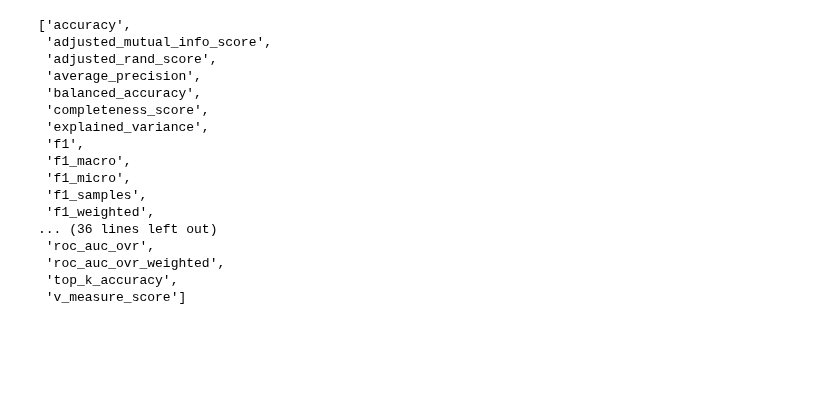
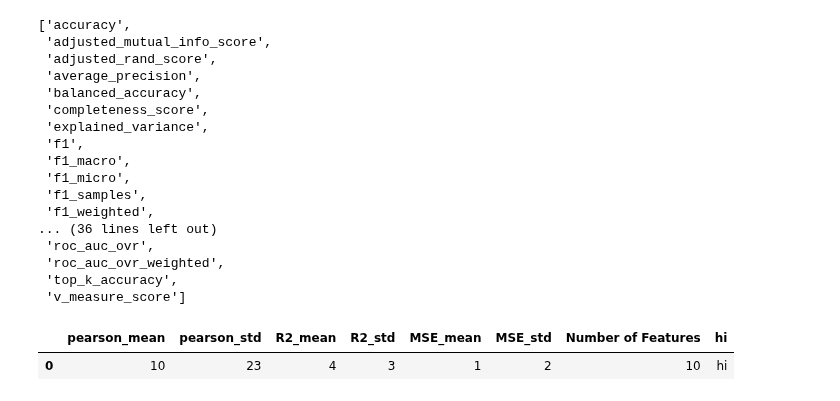
Before and after one commit to karst-poulsen/PC_ML_using_NSP, a Jupyter notebook: ML_5_pubpipe_Samples.ipynb, the cells around one changed output. Drawn from its saved outputs; the diff is of its cells as text; code cells hidden in the pictures; blank space fills up the shorter version.

```diff
--- a/ML_5_pubpipe_Samples.ipynb
+++ b/ML_5_pubpipe_Samples.ipynb
@@ -250,3 +230,17 @@ sklearn.metrics.get_scorer_names()
  'roc_auc_ovr_weighted',
  'top_k_accuracy',
  'v_measure_score']
+# %%
+pearson_mean=10
+pearson_std=23
+R2_mean=4
+R2_std=3
+MSE_mean=1
+MSE_std=2
+id='hi'
+data=[[pearson_mean,pearson_std,R2_mean,R2_std,MSE_mean,MSE_std,10,id]]
+scores=pd.DataFrame(data,columns=['pearson_mean','pearson_std','R2_mean','R2_std','MSE_mean','MSE_std','Number of Features',str(id)])
+scores
+# %% [output]
+|  | pearson_mean | pearson_std | R2_mean | R2_std | MSE_mean | MSE_std | Number of Features | hi |
+| 0 | 10 | 23 | 4 | 3 | 1 | 2 | 10 | hi |
```
Also changed, not shown: parts of 1 cell of this notebook, 1 other file.
